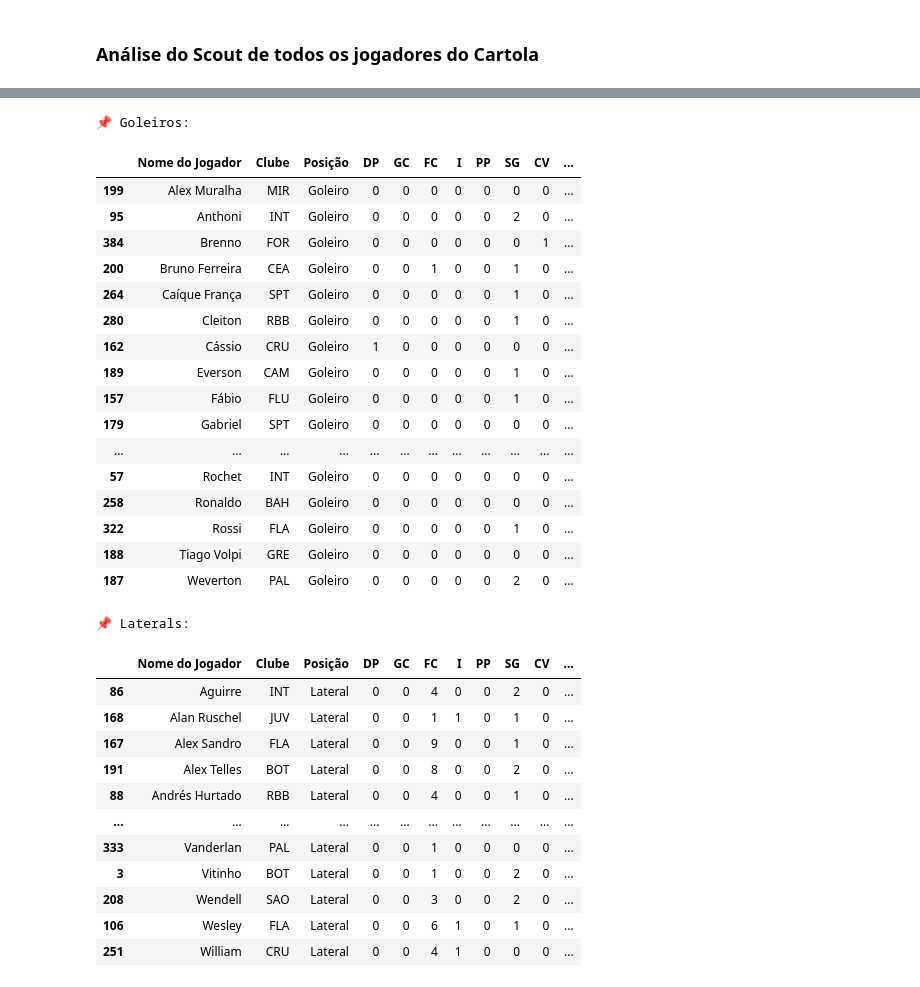
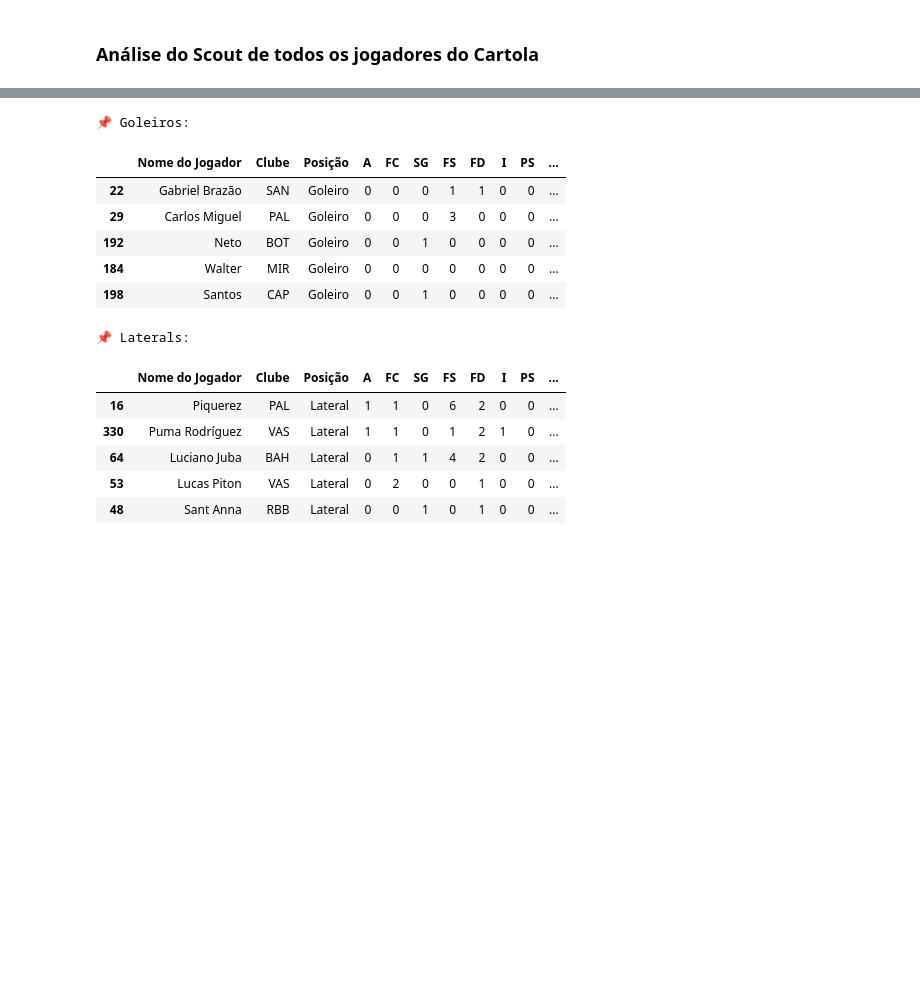
Before and after one commit to FernandoBC23/cartola_2026, a Jupyter notebook: scouts/datasets_scouts/busca_scouts.ipynb, the cells around one changed output, grey strips where cells are left out. Drawn from its saved outputs; the diff is of its cells as text; code cells hidden in the pictures; blank space fills up the shorter version.

Commit message:
Ajusta scores e views dos scouts

```diff
--- a/scouts/datasets_scouts/busca_scouts.ipynb
+++ b/scouts/datasets_scouts/busca_scouts.ipynb
@@ -62,6 +72,9 @@ def coletar_todas_rodadas():
 # Executar
 df_todas_rodadas = coletar_todas_rodadas()
 
+df_todas_rodadas["Placar Casa"] = df_todas_rodadas["Placar Casa"].astype("Int64")
+df_todas_rodadas["Placar Visitante"] = df_todas_rodadas["Placar Visitante"].astype("Int64")
+
 # Salvar Excel
 df_todas_rodadas.to_excel("rodadas_local_data.xlsx", index=False, engine="openpyxl")
 
@@ -478,9 +525,22 @@ def calcular_pesos_times(df):
     df['Grupo'] = pd.cut(df.index, bins=[-1, 3, 7, 11, 15, 19], labels=[50, 40, 30, 20, 10])
     df['Grupo'] = df['Grupo'].astype(int)
 
-    tradicao = {'FLA': 100, 'PAL': 90, 'BOT': 80, 'SAO': 70, 'CAM': 80, 'CRU': 60, 'INT': 90, 'COR': 80,
-                'GRE': 60, 'FLU': 70, 'FOR': 70, 'BAH': 80, 'VAS': 70, 'RBB': 70, 'JUV': 70, 'VIT': 70,
-                'SAN': 75, 'MIR': 60, 'SPT': 60, 'CEA': 60}
+    # 'PAL', 'SAO', 'COR', 'BAH', 'FLU', 'CAP', 'RBB', 'GRE', 'CHA', 'MIR',
+    # 'FLA', 'CFC', 'SAN', 'BOT', 'VIT', 'REM', 'CAM', 'INT', 'CRU', 'VAS'
+
+    tradicao = {
+                'MIR': 120, 'SAN': 80,
+                'CAM': 120, 'INT': 80,
+                'CAP': 110, 'BOT': 90,
+                'BAH': 120, 'VIT': 80,
+                'FLA': 120, 'CRU': 80,
+                'COR': 140, 'CFC': 60,
+                'REM': 90, 'FLU': 110,
+                'VAS': 80, 'PAL': 120,
+                'SAO': 120, 'CHA': 80,
+                'GRE': 120, 'RBB': 80,
+                }
+
     df['Pontos Tradição'] = df['Clube ID'].map(tradicao)
 
     df['SG Casa'] = df['Gols Marcados Casa'] - df['Gols Sofridos Casa']
@@ -1236,11 +775,0 @@ def jogadores_mais_escalados_por_posicao(df_times, pontuados, clubes, posicoes):
-# %%
-# Após buscar os dados das pontuações parciais
-dataframes_por_posicao = jogadores_mais_escalados_por_posicao(df_selecionados, pontuados, clubes, posicoes)
-
-# Exibir resultados
-for posicao in ['Goleiro', 'Lateral', 'Zagueiro', 'Meia', 'Atacante', 'Técnico']:
-    print(f"\n📌 {posicao}s mais escalados:")
-    if posicao in dataframes_por_posicao:
-        print(dataframes_por_posicao[posicao])
-    else:
-        print("Nenhum jogador escalado nessa posição.")
@@ -1395,7 +848,7 @@ def coletar_scouts_totais_geral(rodada_final=38):
 
     return df
 # %%
-df_scouts_geral = coletar_scouts_totais_geral(rodada_final=3)
+df_scouts_geral = coletar_scouts_totais_geral(rodada_final=5)
 # %% [output]
 🔄 Coletando scouts da rodada 1
 🔄 Coletando scouts da rodada 2
@@ -1403,36 +859,21 @@ df_scouts_geral = coletar_scouts_totais_geral(rodada_final=3)
 # %%
 for pos in df_scouts_geral['Posição'].unique():
     print(f"\n📌 {pos}s:")
-    display(df_scouts_geral[df_scouts_geral['Posição'] == pos])
+    posicao_escolhida = df_scouts_geral[df_scouts_geral['Posição'] == pos]
+
+    display(posicao_escolhida.sort_values(ascending=False, by=["FD"]).head())
 # %% [output]
 📌 Goleiros:
-|  | Nome do Jogador | Clube | Posição | DP | GC | FC | I | PP | SG | CV | ... |
-| 199 | Alex Muralha | MIR | Goleiro | 0 | 0 | 0 | 0 | 0 | 0 | 0 | ... |
-| 95 | Anthoni | INT | Goleiro | 0 | 0 | 0 | 0 | 0 | 2 | 0 | ... |
-| 384 | Brenno | FOR | Goleiro | 0 | 0 | 0 | 0 | 0 | 0 | 1 | ... |
-| 200 | Bruno Ferreira | CEA | Goleiro | 0 | 0 | 1 | 0 | 0 | 1 | 0 | ... |
-| 264 | Caíque França | SPT | Goleiro | 0 | 0 | 0 | 0 | 0 | 1 | 0 | ... |
-| 280 | Cleiton | RBB | Goleiro | 0 | 0 | 0 | 0 | 0 | 1 | 0 | ... |
-| 162 | Cássio | CRU | Goleiro | 1 | 0 | 0 | 0 | 0 | 0 | 0 | ... |
-| 189 | Everson | CAM | Goleiro | 0 | 0 | 0 | 0 | 0 | 1 | 0 | ... |
-| 157 | Fábio | FLU | Goleiro | 0 | 0 | 0 | 0 | 0 | 1 | 0 | ... |
-| 179 | Gabriel | SPT | Goleiro | 0 | 0 | 0 | 0 | 0 | 0 | 0 | ... |
-| ... | ... | ... | ... | ... | ... | ... | ... | ... | ... | ... | ... |
-| 57 | Rochet | INT | Goleiro | 0 | 0 | 0 | 0 | 0 | 0 | 0 | ... |
-| 258 | Ronaldo | BAH | Goleiro | 0 | 0 | 0 | 0 | 0 | 0 | 0 | ... |
-| 322 | Rossi | FLA | Goleiro | 0 | 0 | 0 | 0 | 0 | 1 | 0 | ... |
-| 188 | Tiago Volpi | GRE | Goleiro | 0 | 0 | 0 | 0 | 0 | 0 | 0 | ... |
-| 187 | Weverton | PAL | Goleiro | 0 | 0 | 0 | 0 | 0 | 2 | 0 | ... |
+|  | Nome do Jogador | Clube | Posição | A | FC | SG | FS | FD | I | PS | ... |
+| 22 | Gabriel Brazão | SAN | Goleiro | 0 | 0 | 0 | 1 | 1 | 0 | 0 | ... |
+| 29 | Carlos Miguel | PAL | Goleiro | 0 | 0 | 0 | 3 | 0 | 0 | 0 | ... |
+| 192 | Neto | BOT | Goleiro | 0 | 0 | 1 | 0 | 0 | 0 | 0 | ... |
+| 184 | Walter | MIR | Goleiro | 0 | 0 | 0 | 0 | 0 | 0 | 0 | ... |
+| 198 | Santos | CAP | Goleiro | 0 | 0 | 1 | 0 | 0 | 0 | 0 | ... |
 📌 Laterals:
-|  | Nome do Jogador | Clube | Posição | DP | GC | FC | I | PP | SG | CV | ... |
-| 86 | Aguirre | INT | Lateral | 0 | 0 | 4 | 0 | 0 | 2 | 0 | ... |
-| 168 | Alan Ruschel | JUV | Lateral | 0 | 0 | 1 | 1 | 0 | 1 | 0 | ... |
-| 167 | Alex Sandro | FLA | Lateral | 0 | 0 | 9 | 0 | 0 | 1 | 0 | ... |
-| 191 | Alex Telles | BOT | Lateral | 0 | 0 | 8 | 0 | 0 | 2 | 0 | ... |
-| 88 | Andrés Hurtado | RBB | Lateral | 0 | 0 | 4 | 0 | 0 | 1 | 0 | ... |
-| ... | ... | ... | ... | ... | ... | ... | ... | ... | ... | ... | ... |
-| 333 | Vanderlan | PAL | Lateral | 0 | 0 | 1 | 0 | 0 | 0 | 0 | ... |
-| 3 | Vitinho | BOT | Lateral | 0 | 0 | 1 | 0 | 0 | 2 | 0 | ... |
-| 208 | Wendell | SAO | Lateral | 0 | 0 | 3 | 0 | 0 | 2 | 0 | ... |
-| 106 | Wesley | FLA | Lateral | 0 | 0 | 6 | 1 | 0 | 1 | 0 | ... |
-| 251 | William | CRU | Lateral | 0 | 0 | 4 | 1 | 0 | 0 | 0 | ... |
+|  | Nome do Jogador | Clube | Posição | A | FC | SG | FS | FD | I | PS | ... |
+| 16 | Piquerez | PAL | Lateral | 1 | 1 | 0 | 6 | 2 | 0 | 0 | ... |
+| 330 | Puma Rodríguez | VAS | Lateral | 1 | 1 | 0 | 1 | 2 | 1 | 0 | ... |
+| 64 | Luciano Juba | BAH | Lateral | 0 | 1 | 1 | 4 | 2 | 0 | 0 | ... |
+| 53 | Lucas Piton | VAS | Lateral | 0 | 2 | 0 | 0 | 1 | 0 | 0 | ... |
+| 48 | Sant Anna | RBB | Lateral | 0 | 0 | 1 | 0 | 1 | 0 | 0 | ... |
```
Also changed, not shown: parts of 59 cells of this notebook.
